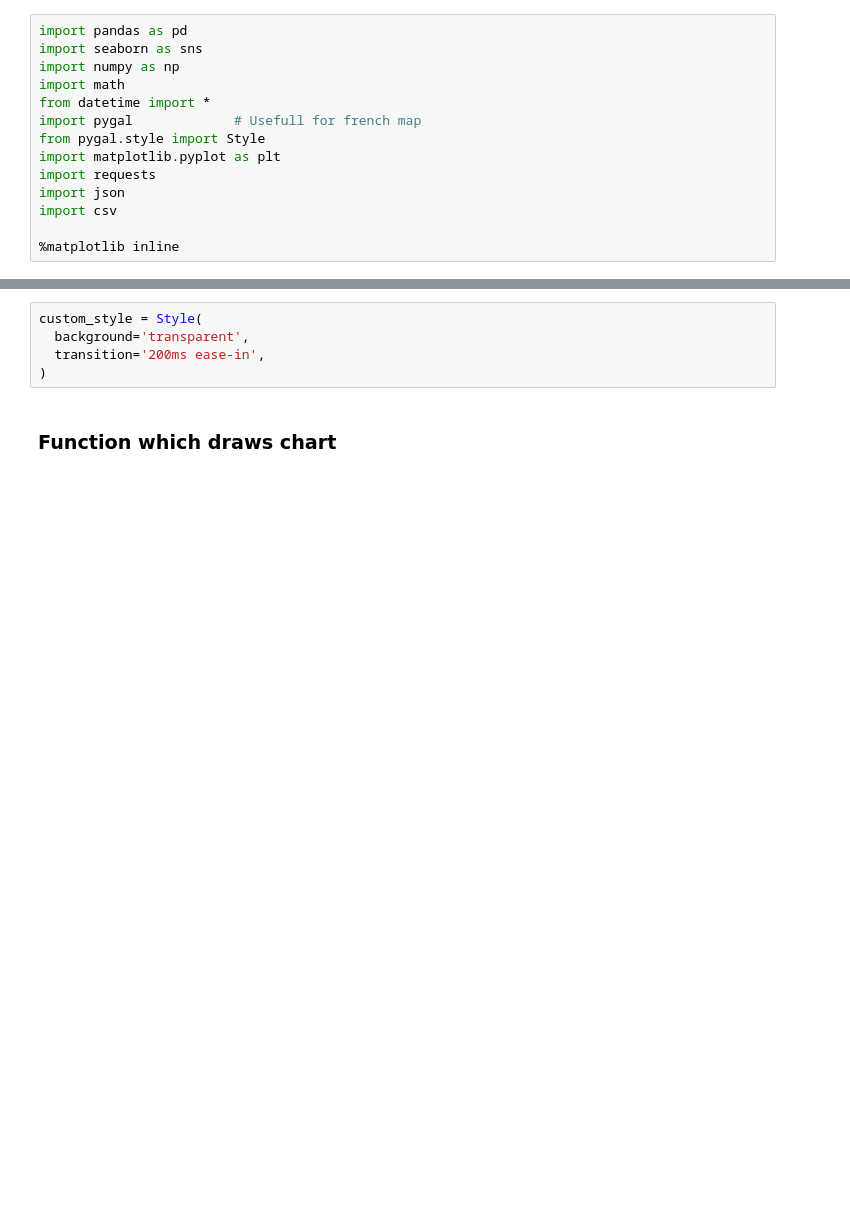
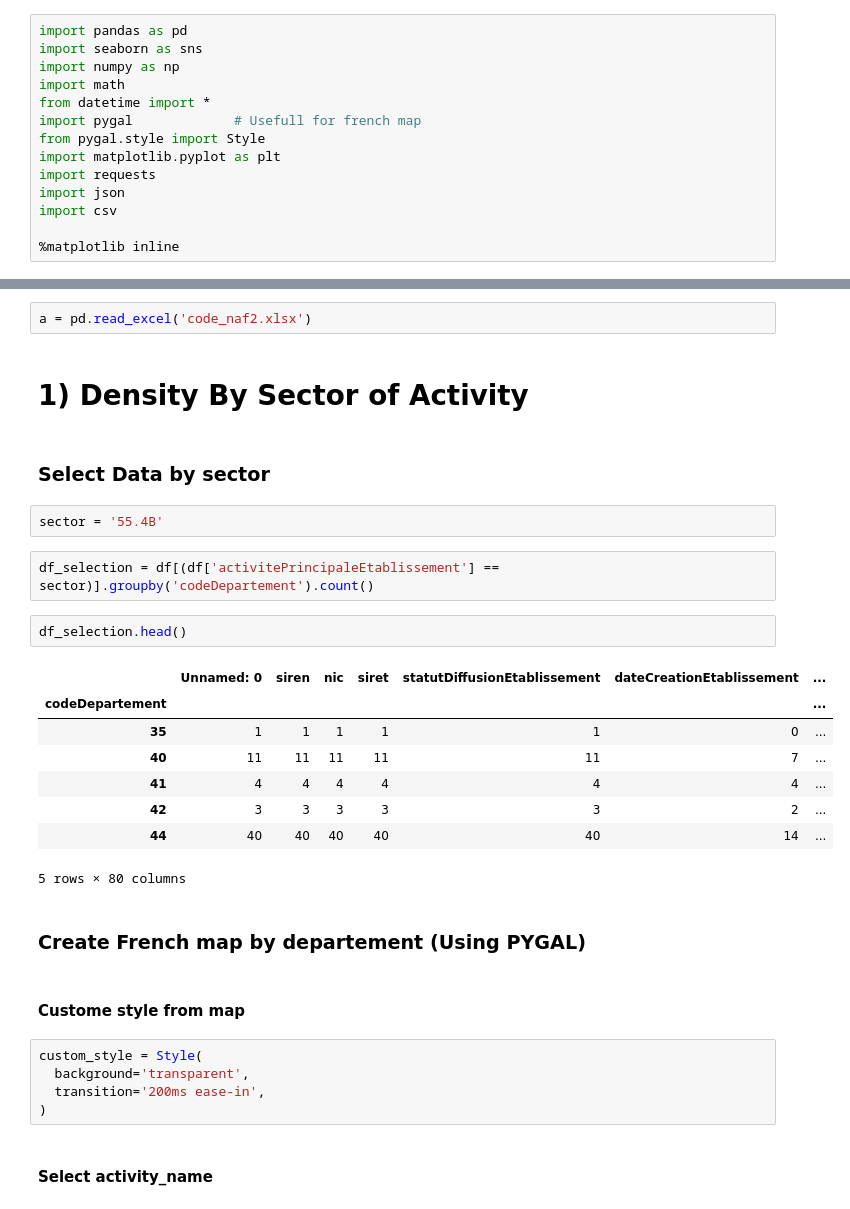
Before and after one commit to morel-hugo/SIREN-SIRET, a Jupyter notebook: main.ipynb, the cells around one changed output, grey strips where cells are left out. Saved outputs shown, nothing was run; the diff lists cells and outputs as text; blank space fills up the shorter version.

```diff
--- a/main.ipynb
+++ b/main.ipynb
@@ -485,7 +30,32 @@ c.final_result
+# %%
+a = pd.read_excel('code_naf2.xlsx')
+# %% [markdown]
+# 1) Density By Sector of Activity
+# %% [markdown]
+### Select Data by sector
+# %%
+sector = '55.4B'
+# %%
+df_selection = df[(df['activitePrincipaleEtablissement'] == sector)].groupby('codeDepartement').count()
+# %%
+df_selection.head()
+# %% [output]
+|  | Unnamed: 0 | siren | nic | siret | statutDiffusionEtablissement | dateCreationEtablissement | ... |
+| codeDepartement |  |  |  |  |  |  | ... |
+| 35 | 1 | 1 | 1 | 1 | 1 | 0 | ... |
+| 40 | 11 | 11 | 11 | 11 | 11 | 7 | ... |
+| 41 | 4 | 4 | 4 | 4 | 4 | 4 | ... |
+| 42 | 3 | 3 | 3 | 3 | 3 | 2 | ... |
+| 44 | 40 | 40 | 40 | 40 | 40 | 14 | ... |
+5 rows × 80 columns
+# %% [markdown]
+### Create French map by departement (Using PYGAL)
+# %% [markdown]
+#### Custome style from map
 # %%
 custom_style = Style(
   background='transparent',
   transition='200ms ease-in',
 )
-# %% [markdown]
-### Function which draws chart
+# %% [markdown]
+#### Select activity_name
```
Also changed, not shown: parts of 128 cells of this notebook.
